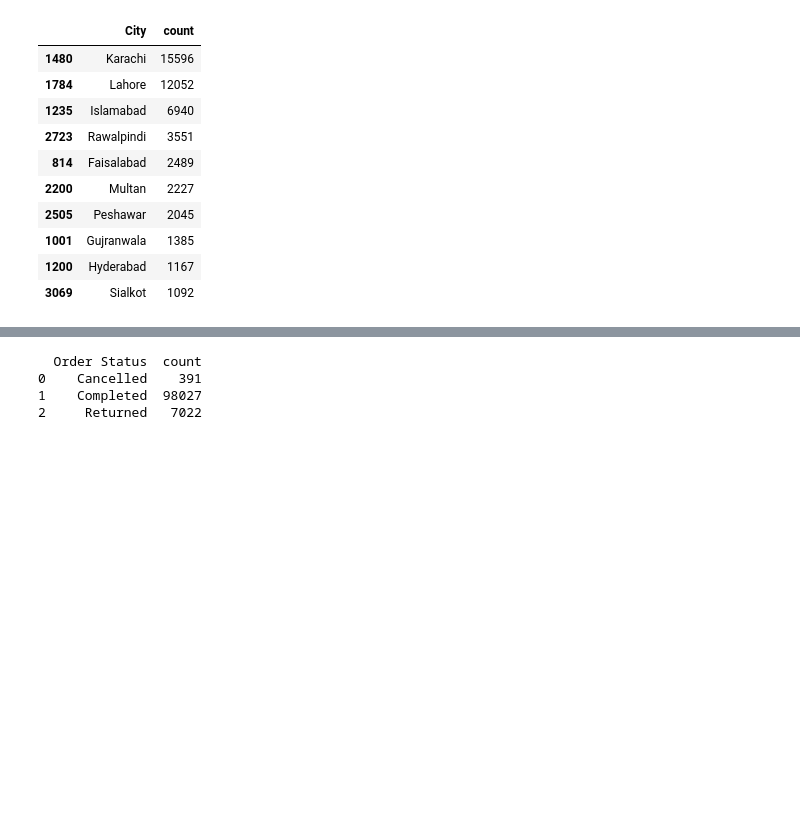
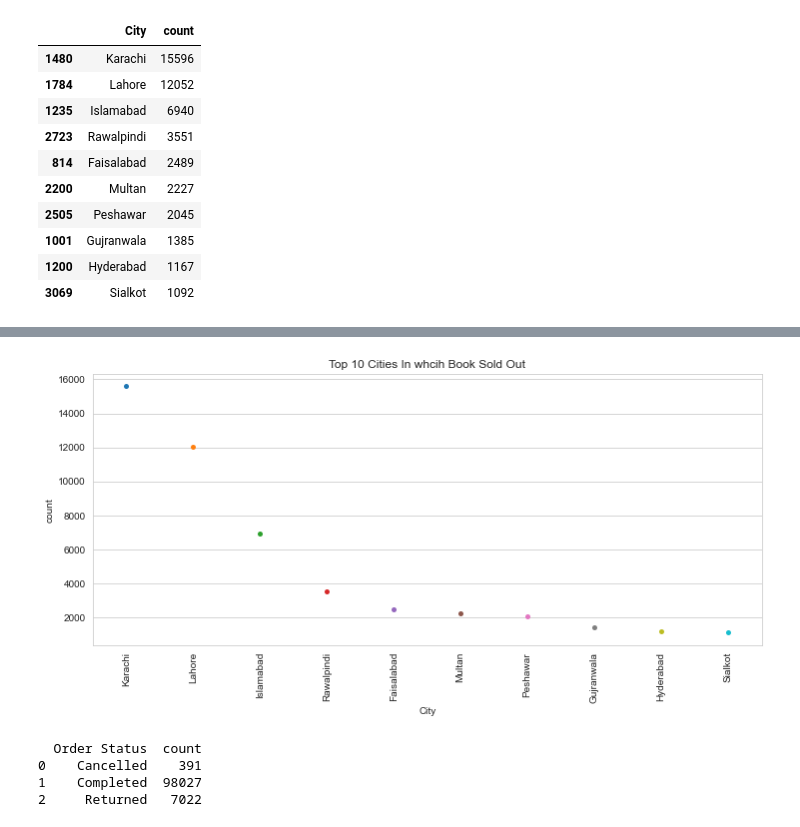
Before and after one commit to Hassansajjad4it/Gufhtugu_Publications_Dataset_EDA, a Jupyter notebook: SourceCode.ipynb, the cells around one changed output, grey strips where cells are left out. Saved outputs shown, nothing was run; the diff lists cells and outputs as text; code cells hidden in the pictures; blank space fills up the shorter version.

```diff
--- a/SourceCode.ipynb
+++ b/SourceCode.ipynb
@@ -326,3 +343,11 @@ plt.show()
+# %%
+plt.figure(figsize=(12,5))
+graph=sns.swarmplot(x="City",y="count",data =Top_10_city)
+graph.set_title("Top 10 Cities In whcih Book Sold Out")
+plt.xticks(rotation=90)
+plt.show()
+# %% [output]
+[figure, added]
 # %%
 Change={"Canceled":"Cancelled"}
 Table["Order Status"]=Table["Order Status"].replace(Change)
```
Also changed, not shown: parts of 16 cells of this notebook.
